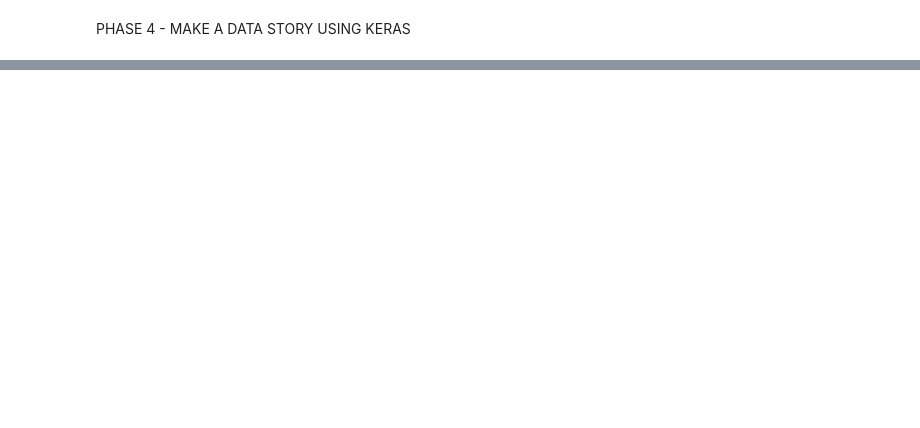
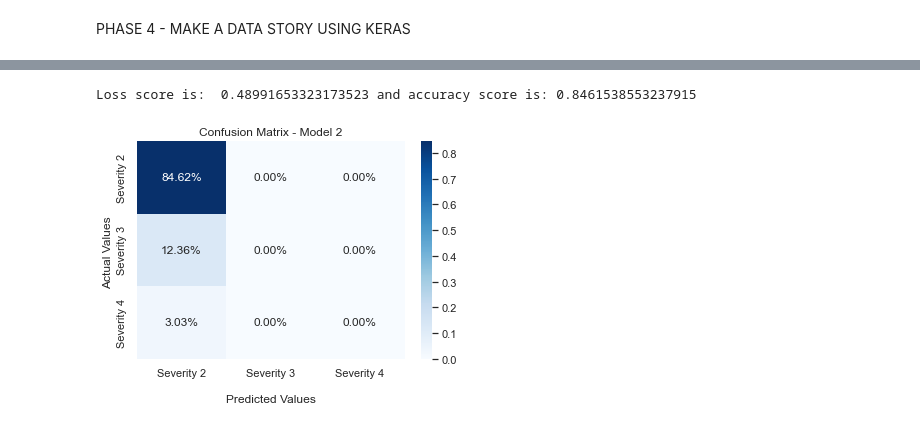
Before and after one commit to stratoskar/DataAnalytics, a Jupyter notebook: Data Analytics/US_accidents_Full_Analysis.ipynb, the cells around one changed output, grey strips where cells are left out. Cells and saved outputs as stored; diff of their text form; code cells hidden in the pictures; blank space fills up the shorter version.

```diff
--- a/Data Analytics/US_accidents_Full_Analysis.ipynb
+++ b/Data Analytics/US_accidents_Full_Analysis.ipynb
@@ -697,0 +710,6 @@ plt.show()
+# %%
+# compile the second model
+model2.compile(loss = 'categorical_crossentropy', optimizer = 'adam', metrics = ['accuracy'])
+# %%
+# train the first model
+model2.fit(X_train, y_train,epochs=30, batch_size=10, verbose=1)
@@ -697,0 +735,3 @@ plt.show()
+# %%
+# now test the X_test set
+predicted_y2 = model2.predict(X_test)
@@ -697,0 +740,25 @@ plt.show()
+# %%
+# calculate confusion matrix - Model 2
+cm5 = confusion_matrix(y_test.argmax(axis=1), predicted_y2.argmax(axis=1))
+# %%
+# evaluate the model 2
+score = model2.evaluate(X_test,y_test,verbose=0)
+print('Loss score is: ',score[0], 'and accuracy score is:',score[1])
+# %% [output]
+Loss score is:  0.48991653323173523 and accuracy score is: 0.8461538553237915
+# %%
+# Plot confusion matrix using a heatmap
+ax = sns.heatmap(cm5/np.sum(cm5), annot=True, fmt='.2%', cmap='Blues')
+
+ax.set_title('Confusion Matrix - Model 2')
+ax.set_xlabel('\nPredicted Values')
+ax.set_ylabel('Actual Values ')
+
+## Ticket labels - List must be in alphabetical order
+ax.xaxis.set_ticklabels(['Severity 2','Severity 3','Severity 4'])
+ax.yaxis.set_ticklabels(['Severity 2','Severity 3','Severity 4'])
+
+## Display the visualization of the Confusion Matrix.
+plt.show()
+# %% [output]
+[figure, added]
```
Also changed, not shown: parts of 29 cells of this notebook.
